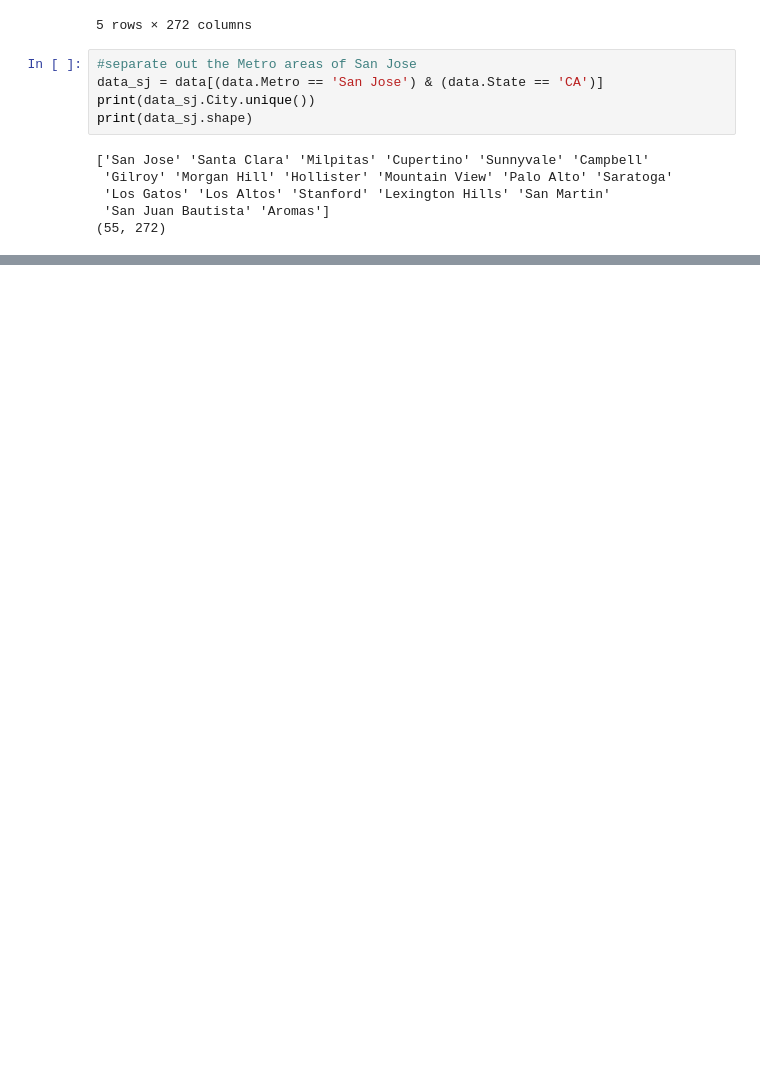
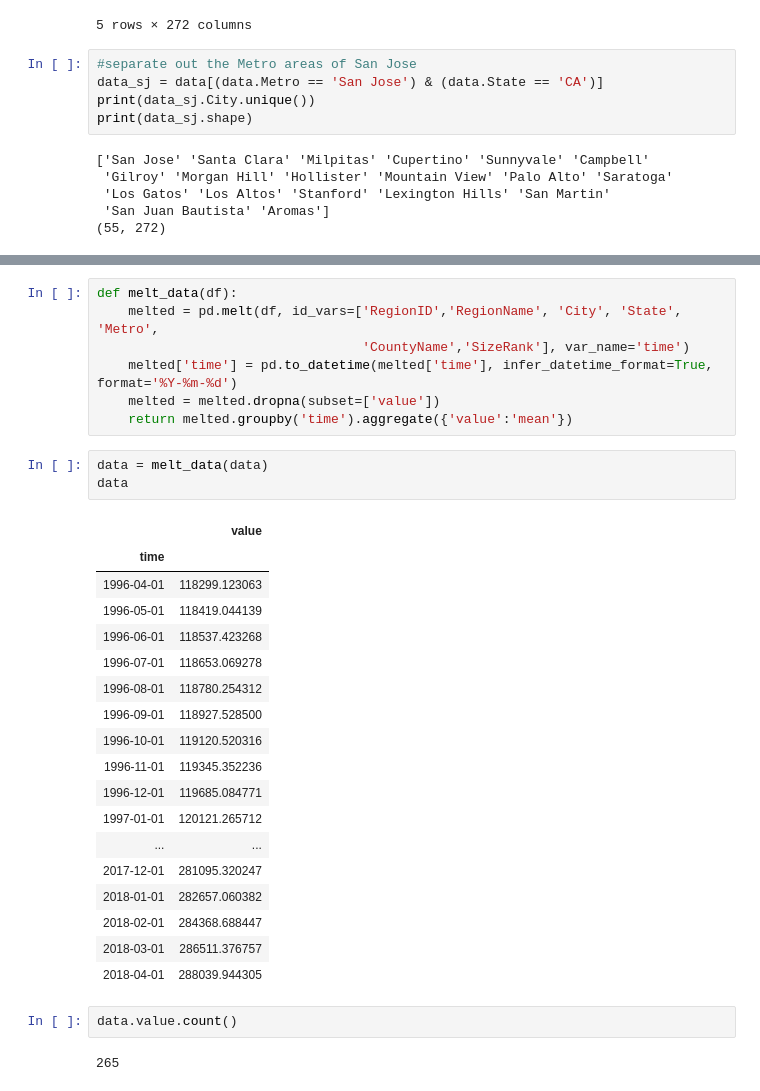
Before and after one commit to FarnazG/CodeReviews, a Jupyter notebook: time_series_codereview.ipynb, the cells around one changed output, grey strips where cells are left out. Saved outputs shown, nothing was run; the diff lists cells and outputs as text; blank space fills up the shorter version.

Commit message:
Explore ARIMA model: Read meta data

```diff
--- a/time_series_codereview.ipynb
+++ b/time_series_codereview.ipynb
@@ -92,0 +104,33 @@ print(data_sj.shape)
+# %%
+def melt_data(df):
+    melted = pd.melt(df, id_vars=['RegionID','RegionName', 'City', 'State', 'Metro',
+                                  'CountyName','SizeRank'], var_name='time')
+    melted['time'] = pd.to_datetime(melted['time'], infer_datetime_format=True, format='%Y-%m-%d')
+    melted = melted.dropna(subset=['value'])
+    return melted.groupby('time').aggregate({'value':'mean'})
+# %%
+data = melt_data(data)
+data
+# %% [output]
+|  | value |
+| time |  |
+| 1996-04-01 | 118299.123063 |
+| 1996-05-01 | 118419.044139 |
+| 1996-06-01 | 118537.423268 |
+| 1996-07-01 | 118653.069278 |
+| 1996-08-01 | 118780.254312 |
+| 1996-09-01 | 118927.528500 |
+| 1996-10-01 | 119120.520316 |
+| 1996-11-01 | 119345.352236 |
+| 1996-12-01 | 119685.084771 |
+| 1997-01-01 | 120121.265712 |
+| ... | ... |
+| 2017-12-01 | 281095.320247 |
+| 2018-01-01 | 282657.060382 |
+| 2018-02-01 | 284368.688447 |
+| 2018-03-01 | 286511.376757 |
+| 2018-04-01 | 288039.944305 |
+# %%
+data.value.count()
+# %% [output]
+265
```
Also changed, not shown: parts of 2 cells of this notebook.
